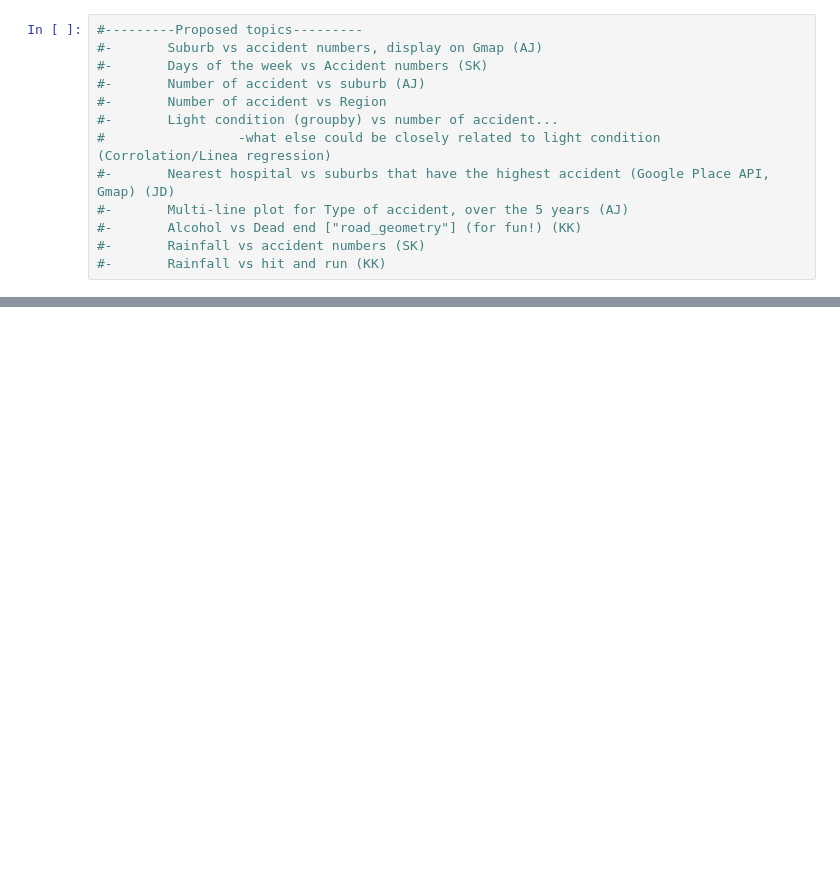
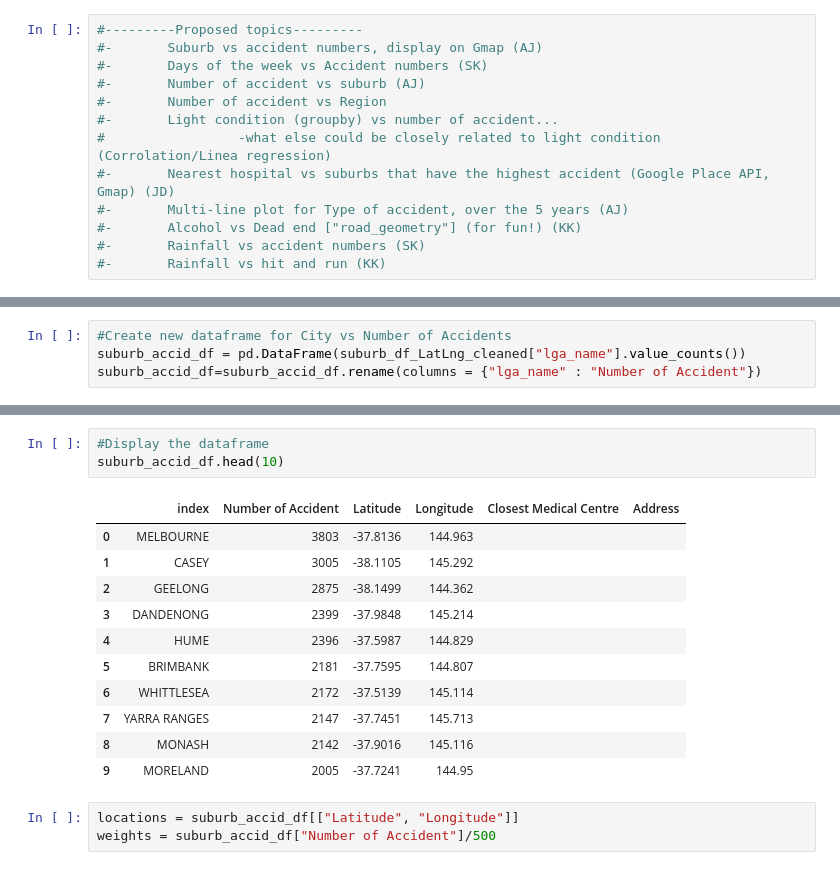
Before and after one commit to jingd16/Bootcamp_ProjectOne, a Jupyter notebook: crash.ipynb, the cells around one changed output, grey strips where cells are left out. Saved outputs shown, nothing was run; the diff lists cells and outputs as text; blank space fills up the shorter version.

```diff
--- a/crash.ipynb
+++ b/crash.ipynb
@@ -64,0 +95,4 @@ crash_df.head()
+# %%
+#Create new dataframe for City vs Number of Accidents
+suburb_accid_df = pd.DataFrame(suburb_df_LatLng_cleaned["lga_name"].value_counts())
+suburb_accid_df=suburb_accid_df.rename(columns = {"lga_name" : "Number of Accident"})
@@ -64,0 +161,18 @@ crash_df.head()
+# %%
+#Display the dataframe
+suburb_accid_df.head(10)
+# %% [output]
+|  | index | Number of Accident | Latitude | Longitude | Closest Medical Centre | Address |
+| 0 | MELBOURNE | 3803 | -37.8136 | 144.963 |  |  |
+| 1 | CASEY | 3005 | -38.1105 | 145.292 |  |  |
+| 2 | GEELONG | 2875 | -38.1499 | 144.362 |  |  |
+| 3 | DANDENONG | 2399 | -37.9848 | 145.214 |  |  |
+| 4 | HUME | 2396 | -37.5987 | 144.829 |  |  |
+| 5 | BRIMBANK | 2181 | -37.7595 | 144.807 |  |  |
+| 6 | WHITTLESEA | 2172 | -37.5139 | 145.114 |  |  |
+| 7 | YARRA RANGES | 2147 | -37.7451 | 145.713 |  |  |
+| 8 | MONASH | 2142 | -37.9016 | 145.116 |  |  |
+| 9 | MORELAND | 2005 | -37.7241 | 144.95 |  |  |
+# %%
+locations = suburb_accid_df[["Latitude", "Longitude"]]
+weights = suburb_accid_df["Number of Accident"]/500
```
Also changed, not shown: parts of 25 cells of this notebook, 4 other files.
